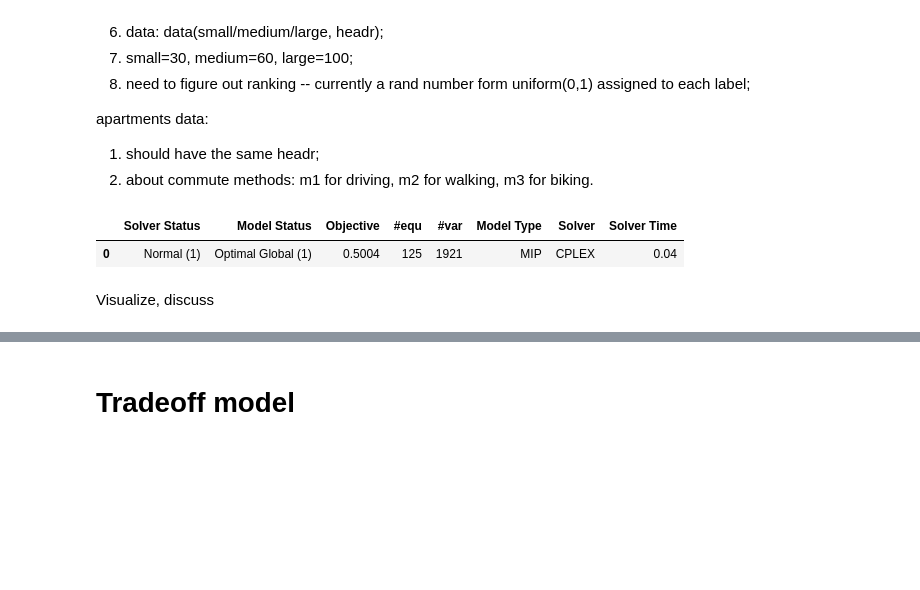
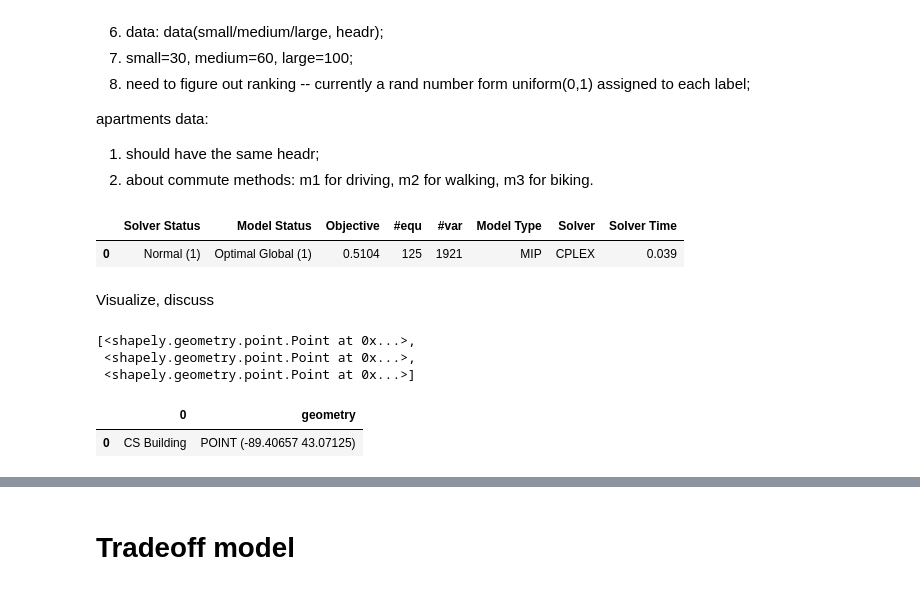
Before and after one commit to soCromp/apartment-optimization, a Jupyter notebook: apartments.ipynb, the cells around one changed output, grey strips where cells are left out. Drawn from its saved outputs; the diff is of its cells as text; code cells hidden in the pictures; blank space fills up the shorter version.

```diff
--- a/apartments.ipynb
+++ b/apartments.ipynb
@@ -265,11 +266,10 @@ apartments data:
 # %%
 %%gams
 set headr(*);
-set r /1*30/;
 set a /a1*a63/;
 
 parameter pairs;
-pairs = min(card(r), card(a));
+pairs = min(card(cr), card(a));
 
 $call csv2gdx apartments_formatted.csv id=Data autoRow=a values=1..lastCol useHeader=y
 
@@ -358,38 +358,40 @@ free variable dis "dissatisfication";
 variable rdis(r);
 
 positive variables z(r,a,headr), zm(r,a);
 
 Binary Variable
         b(r,a) "b(r,a)=1 if assign resident r to apartment i"
         d(r,m) "d(r, m)=1 if resident r choose method m";
 
 equations
         obj, calcdis(r),
         bound_1(r) "each apartment gets at most one resident",
         bound_2(a) "each resident gets at most one apartment",
         bound_3 "count the number of residents assigned apartments";
 
 obj..
-dis =e= 1/card(r)* sum(r, rdis(r));
+dis =e= 1/num_res * sum(r$(ord(r)<=num_res), rdis(r));
 
-calcdis(r)..
+calcdis(r)$(ord(r)<=num_res)..
 rdis(r) =e= sum(a, b(r,a) * (rank(r, 'nbed')*abs_diff(r,a,'nbed') + rank(r, 'nbath')*abs_diff(r,a,'nbath') + rank(r, 'budget')*abs_diff(r,a,'budget')))
         + sum(a, b(r,a) * rank(r,'com_t') * abs_diff_cmt(r,a));
 * second line is dissatisfaction with commute, first line is dissatisfaction with everything else
 
-bound_1(r)..
+bound_1(r)$(ord(r)<=num_res)..
 sum(a, b(r,a)) =l= 1;
 
 bound_2(a)..
-sum(r, b(r,a)) =l= 1;
+sum(r$(ord(r)<=num_res), b(r,a)) =l= 1;
 
 bound_3..
-sum((r,a), b(r,a)) =e= pairs;
+sum((r,a)$(ord(r)<=num_res), b(r,a)) =e= pairs;
 
 model primary_model /obj+calcdis+bound_1+bound_2+bound_3/;
 solve primary_model using mip minimizing dis;
+parameter bl(r, a);
+bl(r,a) = b.l(r,a);
 # %% [output]
 |  | Solver Status | Model Status | Objective | #equ | #var | Model Type | Solver | Solver Time |
-| 0 | Normal (1) | Optimal Global (1) | 0.5004 | 125 | 1921 | MIP | CPLEX | 0.04 |
+| 0 | Normal (1) | Optimal Global (1) | 0.5104 | 125 | 1921 | MIP | CPLEX | 0.039 |
 # %% [markdown]
 Visualize, discuss
@@ -397,0 +403,13 @@ Visualize, discuss
+# %%
+geo = [Point(xy) for xy in zip(apartments['longitude'], apartments['latitude'])]
+geo[:3]
+# %% [output]
+[<shapely.geometry.point.Point at 0x...>,
+ <shapely.geometry.point.Point at 0x...>,
+ <shapely.geometry.point.Point at 0x...>]
+# %%
+cs = gpd.GeoDataFrame(['CS Building'], geometry=[Point((-89.40656814970647, 43.0712547367913))]) # location of CS bldng from Google Maps
+cs
+# %% [output]
+|  | 0 | geometry |
+| 0 | CS Building | POINT (-89.40657 43.07125) |
```
Also changed, not shown: parts of 44 cells of this notebook.
